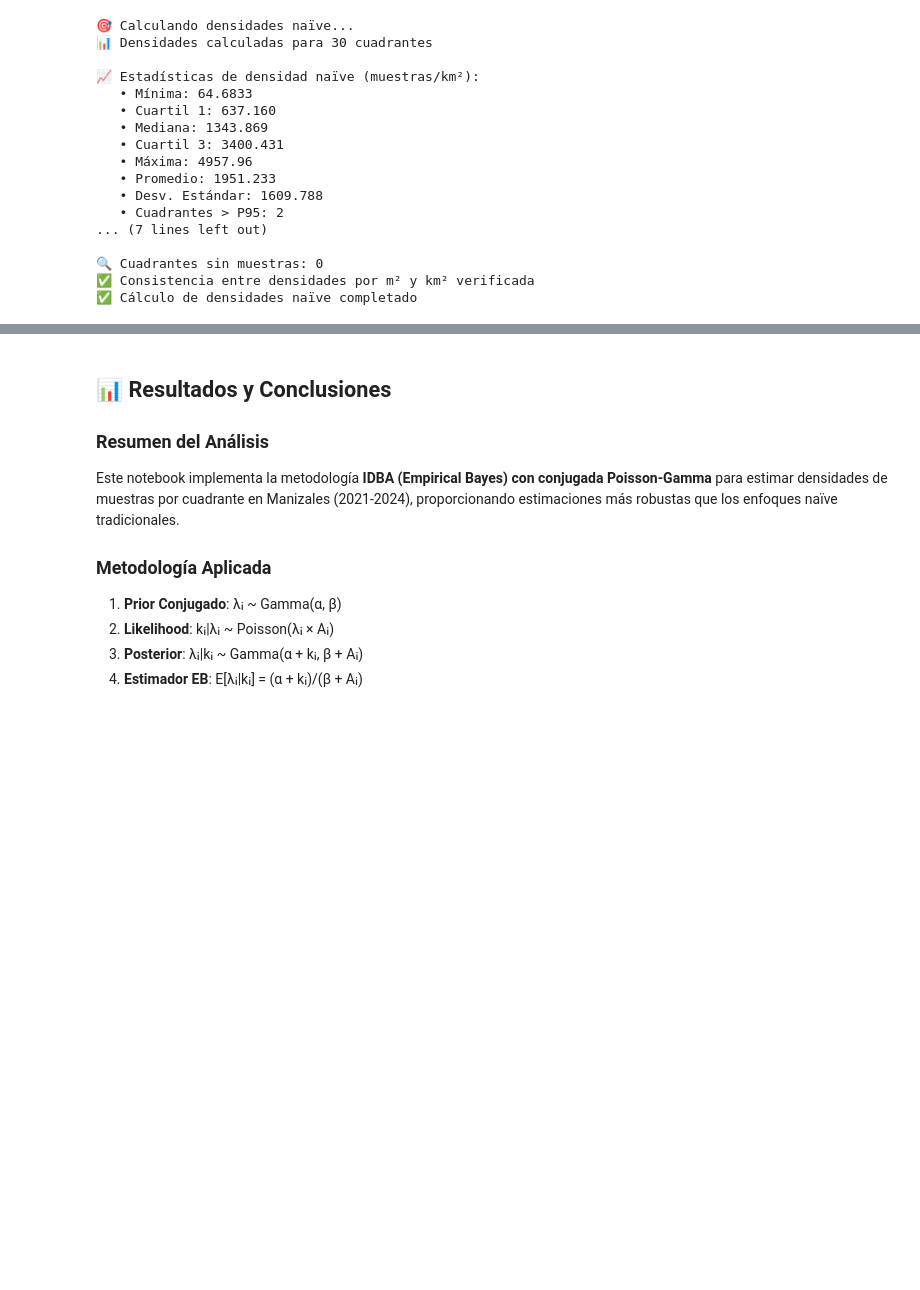
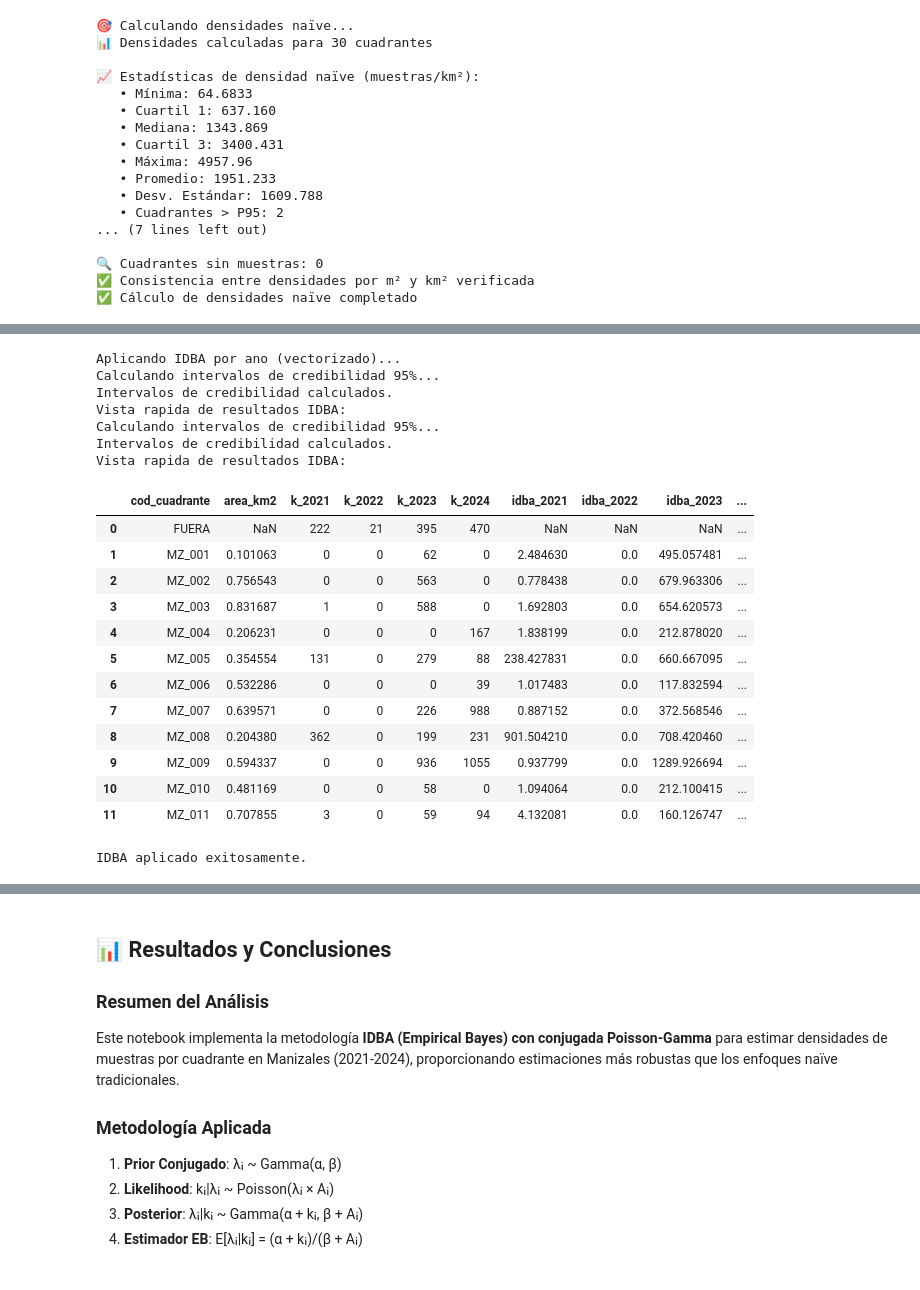
Before and after one commit to DevelopTatiendo/MAPAS_TA_DEV_1, a Jupyter notebook: tools/Indicadores_Muestras_Manizales_2021_2024.ipynb, the cells around one changed output, grey strips where cells are left out. Saved outputs shown, nothing was run; the diff lists cells and outputs as text; code cells hidden in the pictures; blank space fills up the shorter version.

Commit message:
update de indicador IDBA

```diff
--- a/tools/Indicadores_Muestras_Manizales_2021_2024.ipynb
+++ b/tools/Indicadores_Muestras_Manizales_2021_2024.ipynb
@@ -1329,0 +1292,51 @@ print("\n✅ Control de calidad completado")
+# %%
+# ================================================================================================
+# 10. Aplicar IDBA (vectorizado) y CIs (opcional)
+# ================================================================================================
+
+print("Aplicando IDBA por ano (vectorizado)...")
+
+# Aplicar IDBA usando los priors calculados
+df_final = apply_idba_from_priors(df_final, priors, anos=ANIOS)
+
+# (Opcional) Intervalos de credibilidad si SciPy esta disponible
+cis = compute_credible_intervals_gamma(df_final, priors, anos=ANIOS, conf=0.95)
+if cis is None:
+    print("Aviso: SciPy no disponible. Se omiten intervalos de credibilidad.")
+else:
+    print("Calculando intervalos de credibilidad 95%...")
+    for y in ANIOS:
+        lo, hi = cis.get(y, (None, None))
+        if lo is not None:
+            df_final[f'idba_{y}_lo95'] = lo
+            df_final[f'idba_{y}_hi95'] = hi
+    print("Intervalos de credibilidad calculados.")
+
+# Vista rapida
+cols_show = ['cod_cuadrante','area_km2'] + [f'k_{y}' for y in ANIOS if f'k_{y}' in df_final.columns] + [f'idba_{y}' for y in ANIOS if f'idba_{y}' in df_final.columns]
+print("Vista rapida de resultados IDBA:")
+display(df_final[cols_show].head(12))
+
+print("IDBA aplicado exitosamente.")
+# %% [output]
+Aplicando IDBA por ano (vectorizado)...
+Calculando intervalos de credibilidad 95%...
+Intervalos de credibilidad calculados.
+Vista rapida de resultados IDBA:
+Calculando intervalos de credibilidad 95%...
+Intervalos de credibilidad calculados.
+Vista rapida de resultados IDBA:
+|  | cod_cuadrante | area_km2 | k_2021 | k_2022 | k_2023 | k_2024 | idba_2021 | idba_2022 | idba_2023 | ... |
+| 0 | FUERA | NaN | 222 | 21 | 395 | 470 | NaN | NaN | NaN | ... |
+| 1 | MZ_001 | 0.101063 | 0 | 0 | 62 | 0 | 2.484630 | 0.0 | 495.057481 | ... |
+| 2 | MZ_002 | 0.756543 | 0 | 0 | 563 | 0 | 0.778438 | 0.0 | 679.963306 | ... |
+| 3 | MZ_003 | 0.831687 | 1 | 0 | 588 | 0 | 1.692803 | 0.0 | 654.620573 | ... |
+| 4 | MZ_004 | 0.206231 | 0 | 0 | 0 | 167 | 1.838199 | 0.0 | 212.878020 | ... |
+| 5 | MZ_005 | 0.354554 | 131 | 0 | 279 | 88 | 238.427831 | 0.0 | 660.667095 | ... |
+| 6 | MZ_006 | 0.532286 | 0 | 0 | 0 | 39 | 1.017483 | 0.0 | 117.832594 | ... |
+| 7 | MZ_007 | 0.639571 | 0 | 0 | 226 | 988 | 0.887152 | 0.0 | 372.568546 | ... |
+| 8 | MZ_008 | 0.204380 | 362 | 0 | 199 | 231 | 901.504210 | 0.0 | 708.420460 | ... |
+| 9 | MZ_009 | 0.594337 | 0 | 0 | 936 | 1055 | 0.937799 | 0.0 | 1289.926694 | ... |
+| 10 | MZ_010 | 0.481169 | 0 | 0 | 58 | 0 | 1.094064 | 0.0 | 212.100415 | ... |
+| 11 | MZ_011 | 0.707855 | 3 | 0 | 59 | 94 | 4.132081 | 0.0 | 160.126747 | ... |
+IDBA aplicado exitosamente.
```
Also changed, not shown: parts of 8 cells of this notebook, 5 other files.
